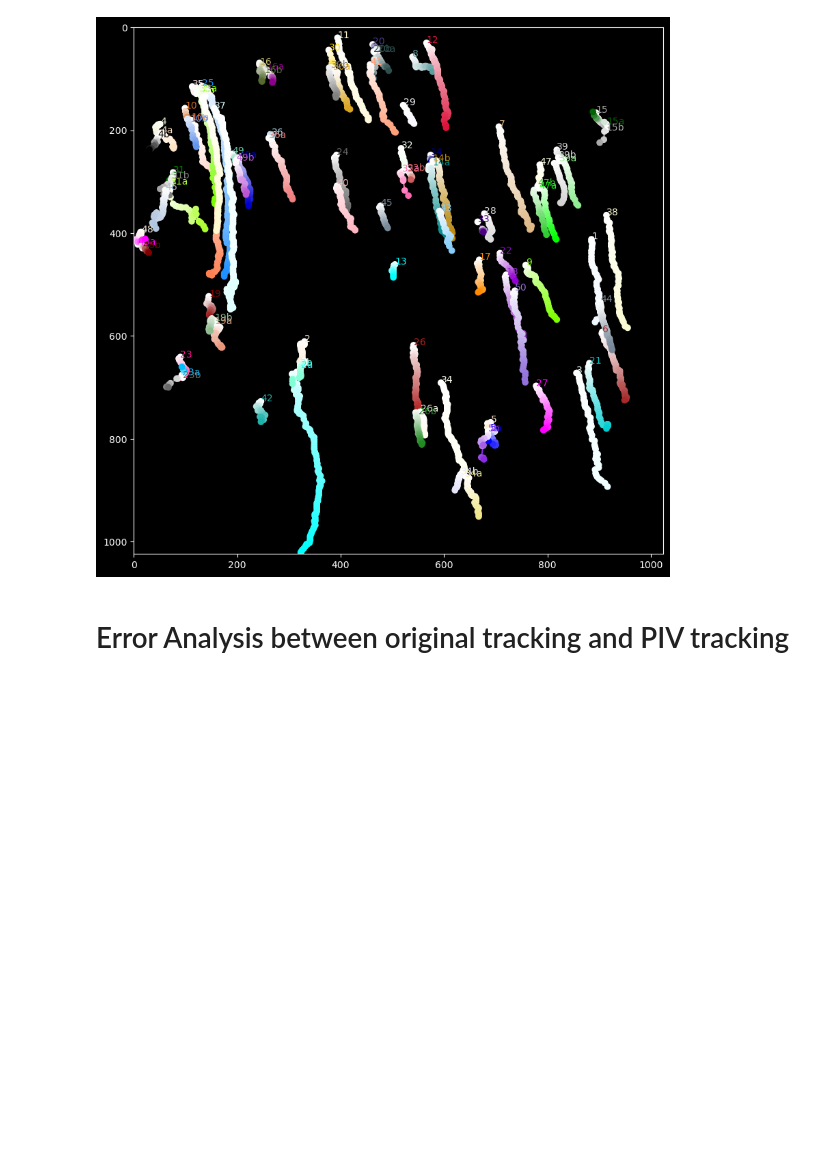
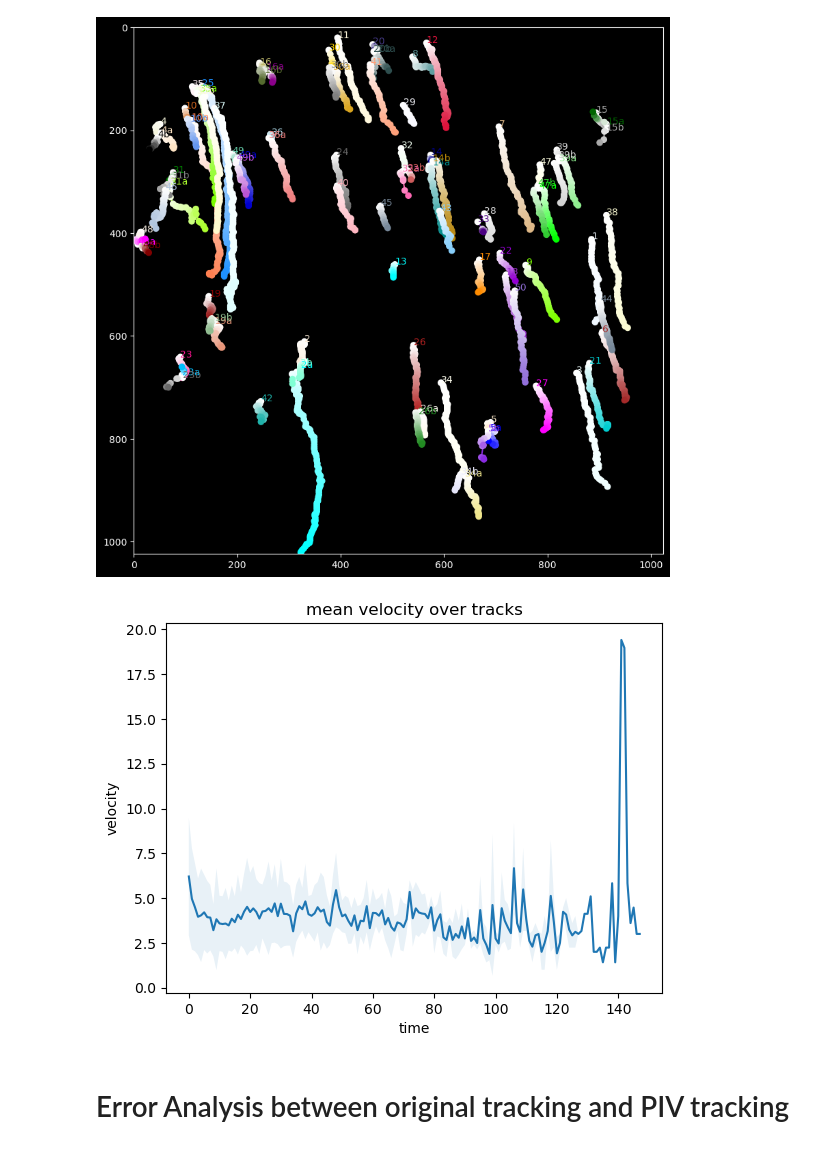
Before and after one commit to rzhou-space/PIV_analysis_headon_data, a Jupyter notebook: Tracking_visualization.ipynb, the cells around one changed output. Cells and saved outputs as stored; diff of their text form; code cells hidden in the pictures; blank space fills up the shorter version.

```diff
--- a/Tracking_visualization.ipynb
+++ b/Tracking_visualization.ipynb
@@ -221,6 +224,50 @@ plt.savefig("all_tracking_video_1_periderm", dpi = 300)
 plt.show()
 # %% [output]
 [figure]
+# %%
+# Calculate the velocity profile from the original tracking data.
+
+all_move = []
+
+# Calculate the dictance between neighbour pair positions (step width) in each track.
+for i in all_track_id:
+    x_y = track_csv.loc[track_csv["Track"] == str(i)][["X", "Y"]].values.tolist() # Convert X and Y coordinate pairs into list of 2D lists.
+    diff = np.diff(x_y, axis = 0)
+    norm = np.linalg.norm(diff, axis = 1)
+    all_move.append(norm)
+
+max_len = max(len(l) for l in all_move)
+
+# Fill all track step witdth with nan to the same length --> (#track, maxi_time) dimensional array.
+for j in range(len(all_track_id)):
+    move = all_move[j]
+    num_zero = max_len - len(move)
+    all_move[j] = np.concatenate([move, np.full(num_zero, np.nan)]) # Fill with nan.
+
+all_move = np.stack(all_move)
+num_step = np.shape(all_move)[1]
+
+# Add the step widths columnwise --> get the mean step width at aech time step.
+step_width_per_time = []
+mean_per_time = np.zeros(num_step)
+std_per_time = np.zeros(num_step)
+
+for k in range(num_step):
+    step = all_move[:, k]
+    track = step[~np.isnan(step)] # Get rid of the nan in coloums.
+    step_width_per_time.append(track)
+    mean_per_time[k] = np.mean(track)
+    std_per_time[k] = np.std(track)
+# %%
+plt.title("mean velocity over tracks")
+
+plt.plot(range(num_step), mean_per_time)
+plt.fill_between(range(num_step), mean_per_time-std_per_time, mean_per_time+std_per_time, alpha=0.1)
+plt.xlabel("time")
+plt.ylabel("velocity")
+plt.savefig("mean_vel_tracking", dpi=300)
+# %% [output]
+[figure, added]
 # %% [markdown]
 # Error Analysis between original tracking and PIV tracking
 # %%
```
Also changed, not shown: parts of 2 cells of this notebook, 1 other file.
